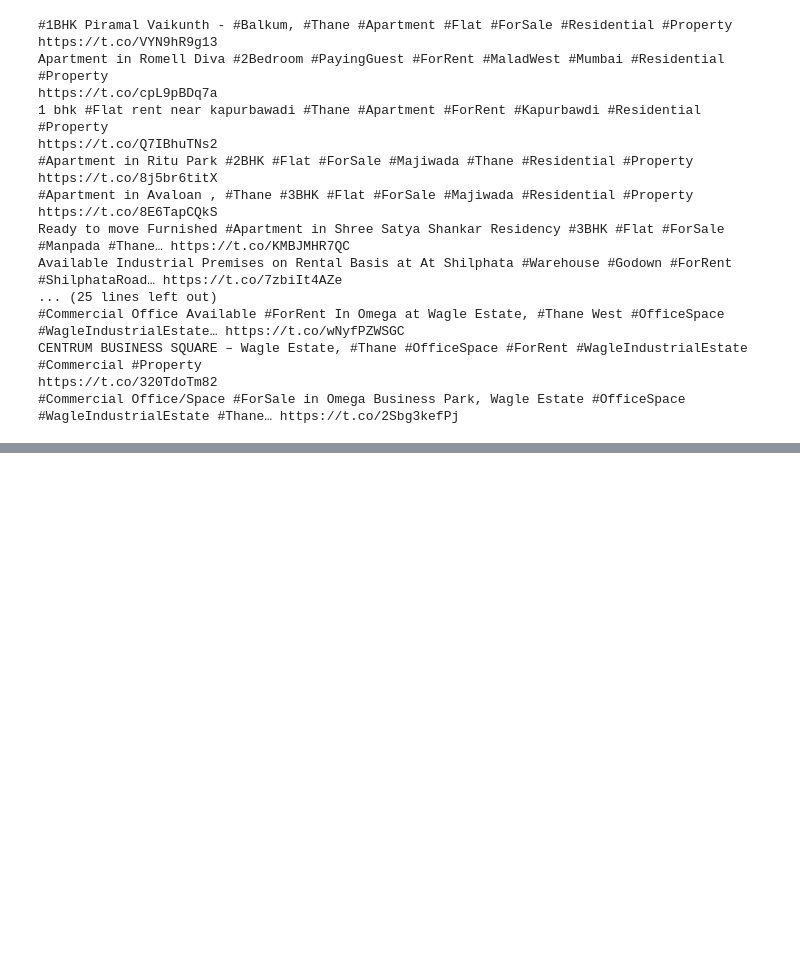
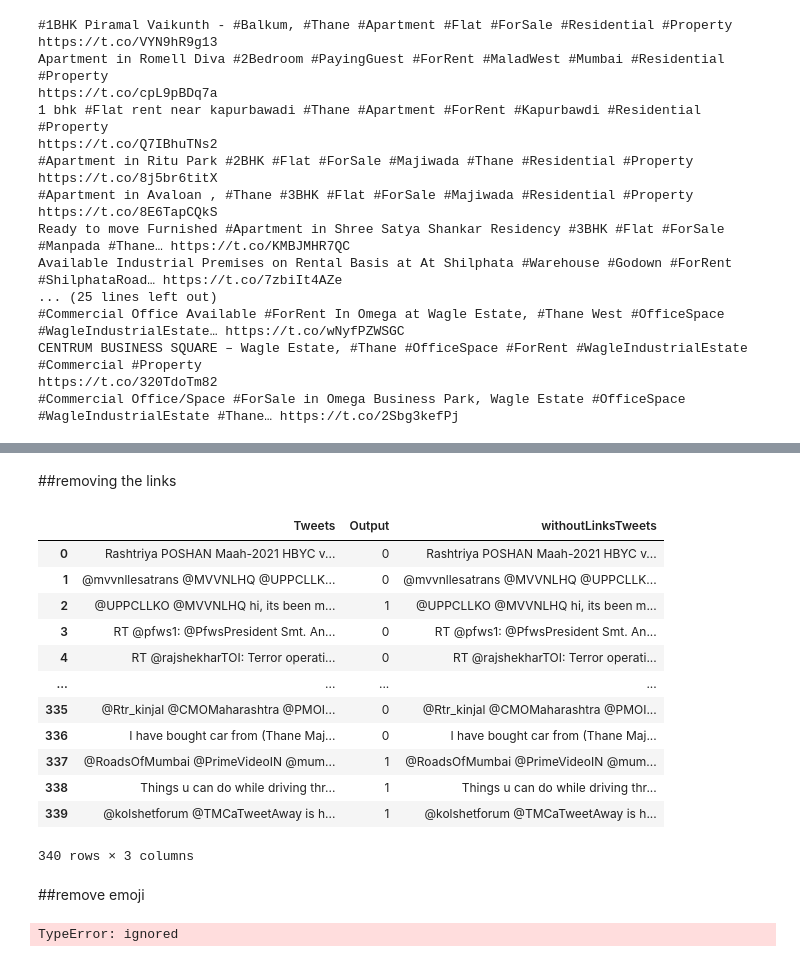
Before and after one commit to R-A-N-N/Final-Year-Project, a Jupyter notebook: Twitter_Problem_Detection.ipynb, the cells around one changed output, grey strips where cells are left out. Drawn from its saved outputs; the diff is of its cells as text; code cells hidden in the pictures; blank space fills up the shorter version.

```diff
--- a/Twitter_Problem_Detection.ipynb
+++ b/Twitter_Problem_Detection.ipynb
@@ -243,0 +257,8 @@ https://t.co/320TdoTm82
+# %%
+# Load dataset
+def load_data():
+    data = pd.read_csv('/content/drive/MyDrive/Twitter Problem Detection/training_dataset.csv')
+    return data
+# %%
+tweet_df = load_data()
+tweet_df.head()
@@ -243,0 +290,19 @@ https://t.co/320TdoTm82
+# %% [markdown]
+##removing the links
+# %%
+tweet_df['withoutLinksTweets'] = tweet_df['Tweets'].apply(lambda x: re.split('https:\/\/.*', str(x))[0])
+tweet_df
+# %% [output]
+|  | Tweets | Output | withoutLinksTweets |
+| 0 | Rashtriya POSHAN Maah-2021 HBYC v... | 0 | Rashtriya POSHAN Maah-2021 HBYC v... |
+| 1 | @mvvnllesatrans @MVVNLHQ @UPPCLLK... | 0 | @mvvnllesatrans @MVVNLHQ @UPPCLLK... |
+| 2 | @UPPCLLKO @MVVNLHQ hi, its been m... | 1 | @UPPCLLKO @MVVNLHQ hi, its been m... |
+| 3 | RT @pfws1: @PfwsPresident Smt. An... | 0 | RT @pfws1: @PfwsPresident Smt. An... |
+| 4 | RT @rajshekharTOI: Terror operati... | 0 | RT @rajshekharTOI: Terror operati... |
+| ... | ... | ... | ... |
+| 335 | @Rtr_kinjal @CMOMaharashtra @PMOI... | 0 | @Rtr_kinjal @CMOMaharashtra @PMOI... |
+| 336 | I have bought car from (Thane Maj... | 0 | I have bought car from (Thane Maj... |
+| 337 | @RoadsOfMumbai @PrimeVideoIN @mum... | 1 | @RoadsOfMumbai @PrimeVideoIN @mum... |
+| 338 | Things u can do while driving thr... | 1 | Things u can do while driving thr... |
+| 339 | @kolshetforum @TMCaTweetAway is h... | 1 | @kolshetforum @TMCaTweetAway is h... |
+340 rows × 3 columns
@@ -243,0 +315,2 @@ https://t.co/320TdoTm82
+# %% [markdown]
+##remove emoji
@@ -243,0 +329,5 @@ https://t.co/320TdoTm82
+# %%
+text = tweet_df['withoutLinksTweets'].apply(str)
+tweet_df['withoutEmoji'] = remove_emoji(text)
+# %% [output]
+TypeError: ignored
```
Also changed, not shown: parts of 8 cells of this notebook.
